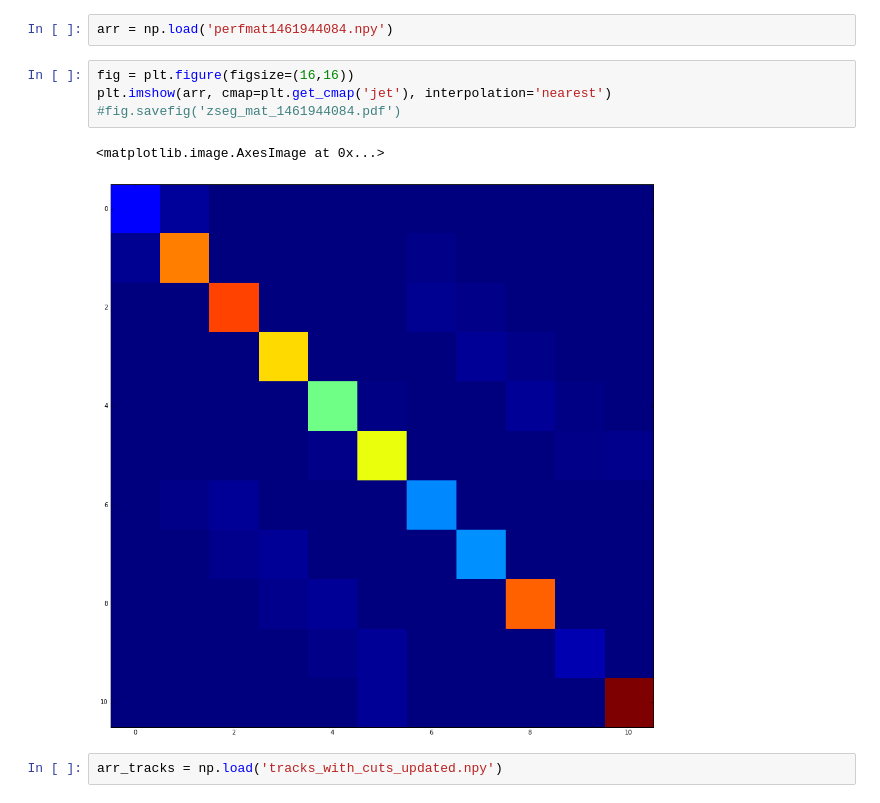
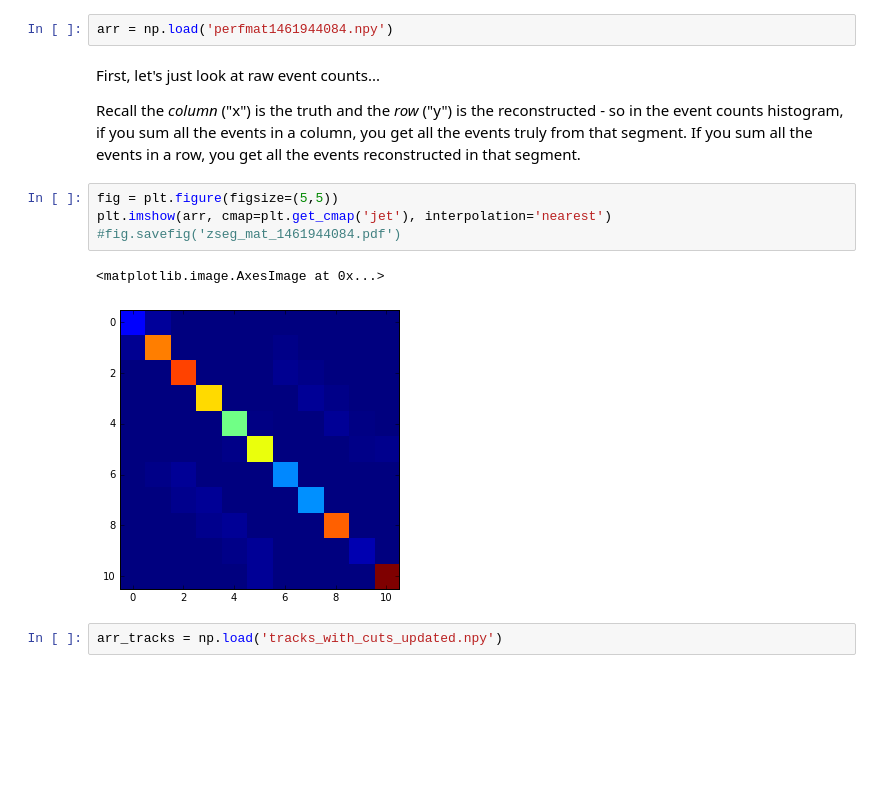
Before and after one commit to faizaakbar/ANNMINERvA, a Jupyter notebook: understanding_zsegment_1461944084.ipynb, the cells around one changed output. Cells and saved outputs as stored; diff of their text form; blank space fills up the shorter version.

```diff
--- a/understanding_zsegment_1461944084.ipynb
+++ b/understanding_zsegment_1461944084.ipynb
@@ -4,13 +4,17 @@ import matplotlib.pyplot as plt
 %matplotlib inline
 # %%
 arr = np.load('perfmat1461944084.npy')
+# %% [markdown]
+First, let's just look at raw event counts...
+
+Recall the _column_ ("x") is the truth and the _row_ ("y") is the reconstructed - so in the event counts histogram, if you sum all the events in a column, you get all the events truly from that segment. If you sum all the events in a row, you get all the events reconstructed in that segment.
 # %%
-fig = plt.figure(figsize=(16,16))
+fig = plt.figure(figsize=(5,5))
 plt.imshow(arr, cmap=plt.get_cmap('jet'), interpolation='nearest')
 #fig.savefig('zseg_mat_1461944084.pdf')
 # %% [output]
 <matplotlib.image.AxesImage at 0x...>
-[figure, old version]
+[figure, new version]
 # %%
 arr_tracks = np.load('tracks_with_cuts_updated.npy')
 # %%
```
Also changed, not shown: parts of 15 cells of this notebook.
